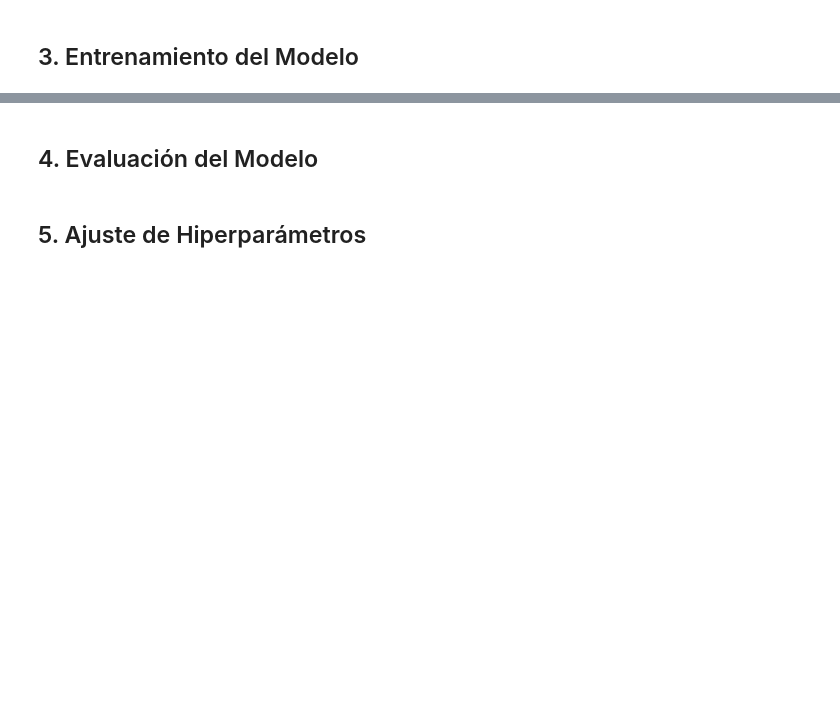
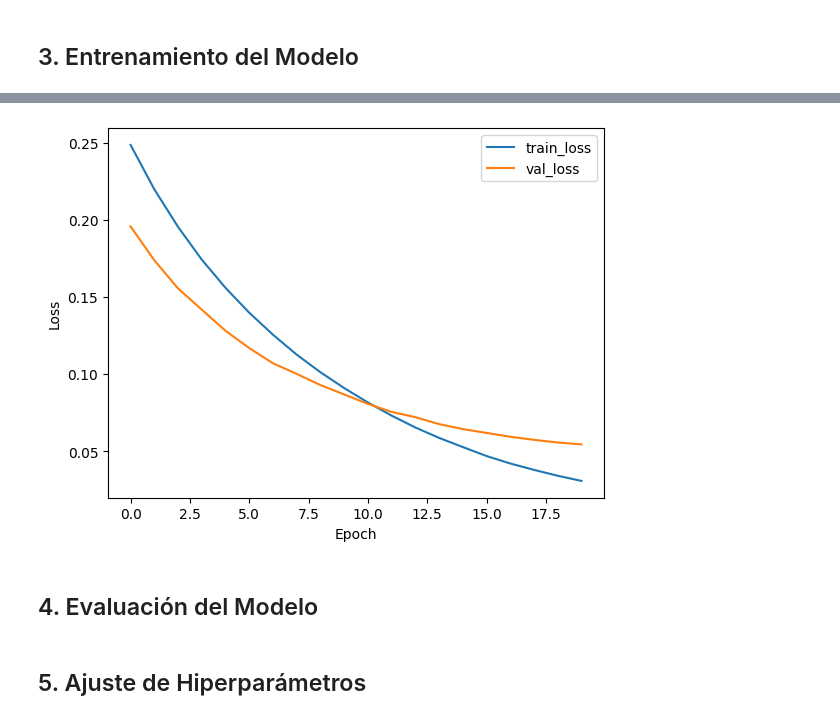
Before and after one commit to OdysseyAngelo/DL, a Jupyter notebook: Base_Estructura_EA3_Transformer_NLP_alumnos.ipynb, the cells around one changed output, grey strips where cells are left out. Cells and saved outputs as stored; diff of their text form; code cells hidden in the pictures; blank space fills up the shorter version.

```diff
--- a/Base_Estructura_EA3_Transformer_NLP_alumnos.ipynb
+++ b/Base_Estructura_EA3_Transformer_NLP_alumnos.ipynb
@@ -373,0 +232,9 @@ optimizer = torch.optim.Adam(model.parameters(), lr=1e-4)
+# %%
+# Hiperparámetros del Transformer
+MAX_LEN    = 40
+VOCAB_SIZE = vocab_size   # definido antes
+D_MODEL    = 128
+NUM_HEADS  = 8
+DFF        = 512
+NUM_LAYERS = 2
+DROPOUT    = 0.1
@@ -373,0 +339,7 @@ optimizer = torch.optim.Adam(model.parameters(), lr=1e-4)
+# %%
+transformer = Model([enc_input, dec_input], logits, name="transformer")
+transformer.compile(
+    optimizer=tf.keras.optimizers.Adam(1e-4),
+    loss=tf.keras.losses.CategoricalCrossentropy(from_logits=True)
+)
+transformer.summary()
@@ -461,0 +370,16 @@ Epoch 10 | time: 233.97s | train_loss: 0.0015 | val_loss: 0.0206
+# %%
+early_stop = EarlyStopping(
+    monitor='val_loss',      # vigilamos la pérdida de validación
+    patience=15,              # cuántas épocas seguidas sin mejora
+    restore_best_weights=True
+)
+# %%
+EPOCHS = 20
+
+history = transformer.fit(
+    train_ds,              # dataset de entrenamiento (one-hot batches)
+    validation_data=val_ds,# dataset de validación
+    epochs=EPOCHS,         # número de épocas
+    callbacks=[early_stop],
+    verbose=1              # muestra progreso por época
+)
@@ -462,3 +404,13 @@ Epoch 10 | time: 233.97s | train_loss: 0.0015 | val_loss: 0.0206
+# %%
+# Graficar pérdida
+plt.plot(history.history['loss'], label='train_loss')
+plt.plot(history.history['val_loss'], label='val_loss')
+plt.xlabel('Epoch')
+plt.ylabel('Loss')
+plt.legend()
+plt.show()
+# %% [output]
+[figure, added]
 # %% [markdown]
 ## 4. Evaluación del Modelo
 # %%
```
Also changed, not shown: parts of 41 cells of this notebook.
